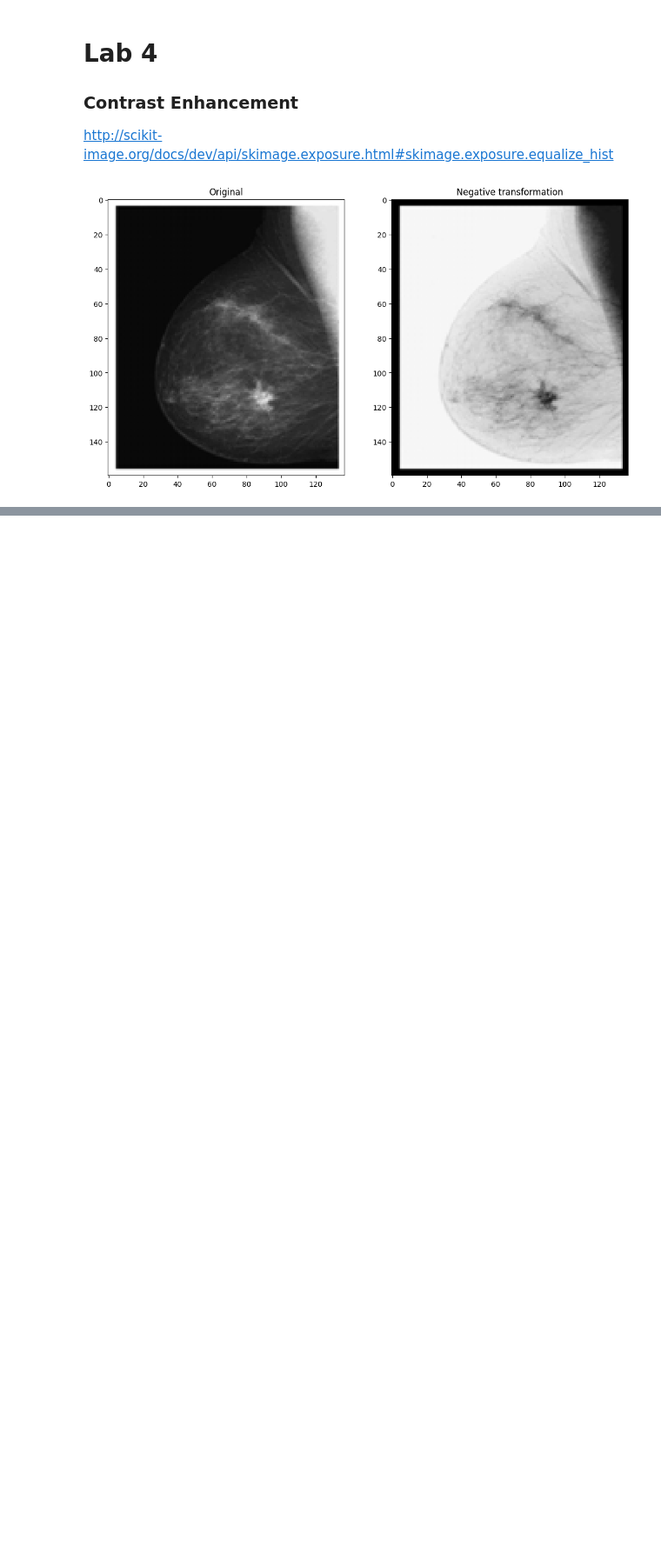
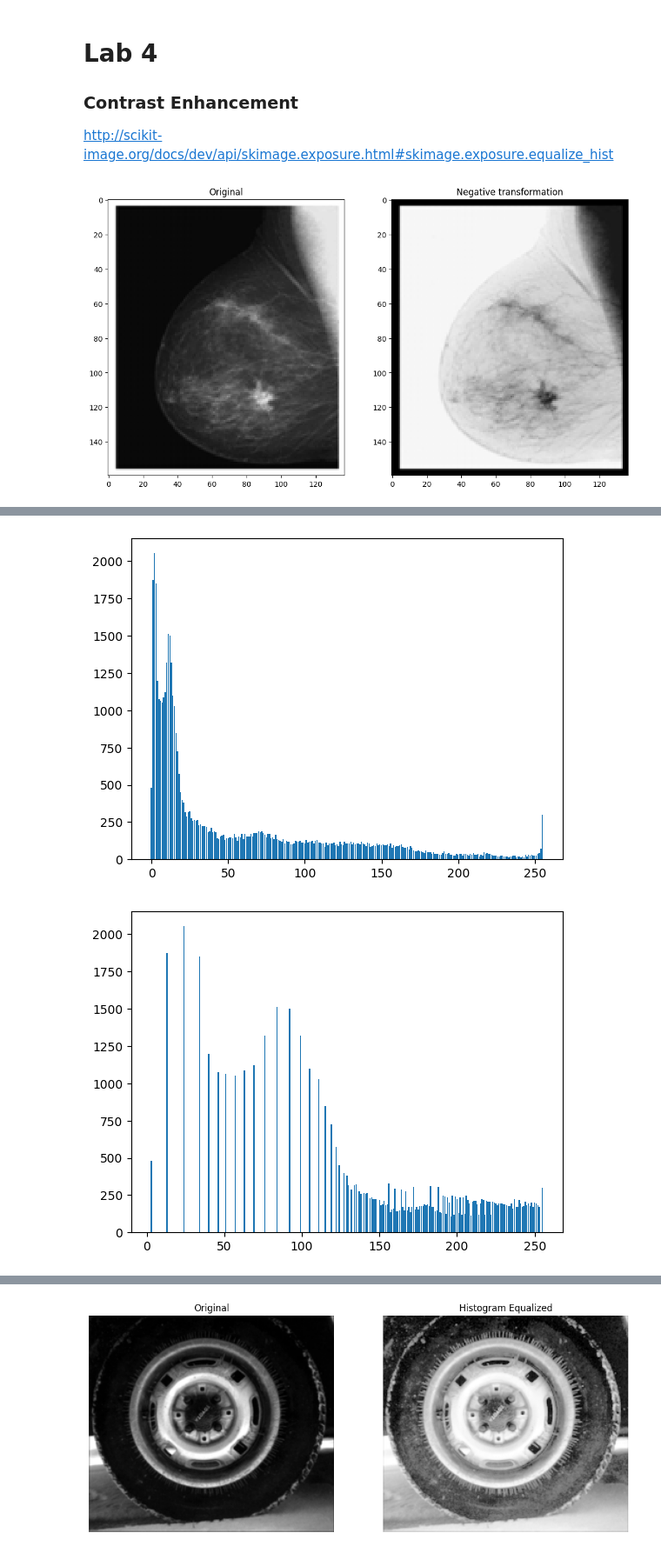
Before and after one commit to HossamMo123/IP_Requirment_1-2, a Jupyter notebook: Lab 4/Lab4_STD.ipynb, the cells around one changed output, grey strips where cells are left out. Shown at 87% size. Cells and saved outputs as stored; diff of their text form; code cells hidden in the pictures; blank space fills up the shorter version.

```diff
--- a/Lab 4/Lab4_STD.ipynb
+++ b/Lab 4/Lab4_STD.ipynb
@@ -119,0 +145,19 @@ def histogram_equalization(img, G=256):
+# %%
+img = io.imread('./imgs/tire.tif')
+new1_img = histogram_equalization(img)
+img2 = io.imread('./imgs/pout.tif')
+new2_img = histogram_equalization(img2)
+
+showHist(img)
+showHist(new1_img)
+
+showHist(img2)
+showHist(new2_img)
+
+
+show_images([img, new1_img], ["Original", "Histogram Equalized"])
+
+show_images([img2, new2_img], ["Original", "Histogram Equalized"])
+# %% [output]
+[figure, added]
+[figure, added]
@@ -119,0 +166 @@ def histogram_equalization(img, G=256):
+[figure, added]
```
Also changed, not shown: parts of 4 cells of this notebook.
